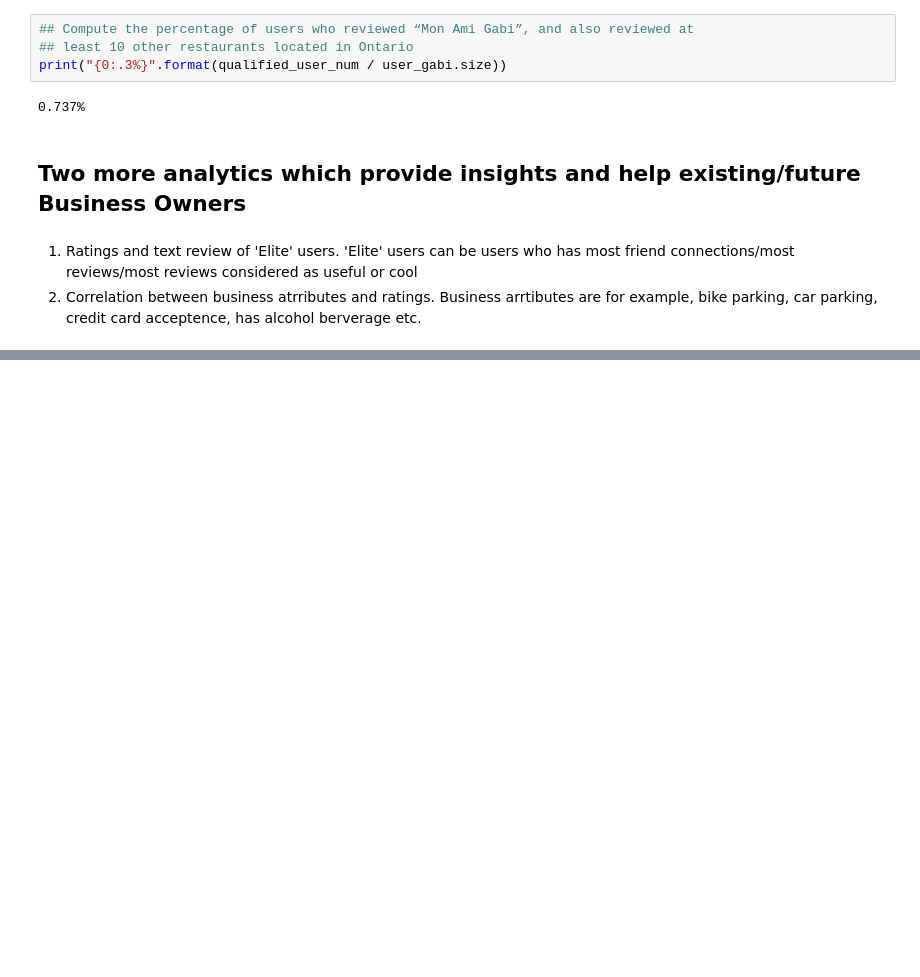
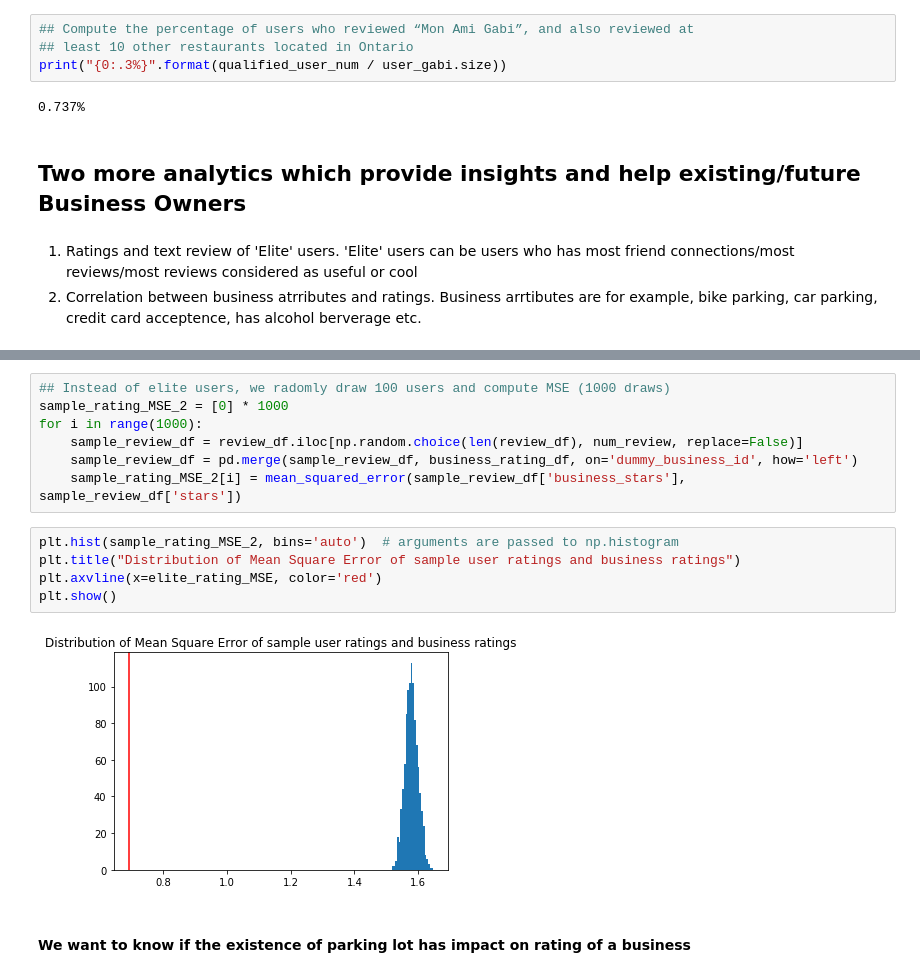
Before and after one commit to leonvking0/lift_data_challenge, a Jupyter notebook: Part_1.ipynb, the cells around one changed output, grey strips where cells are left out. Cells and saved outputs as stored; diff of their text form; blank space fills up the shorter version.

```diff
--- a/Part_1.ipynb
+++ b/Part_1.ipynb
@@ -307,0 +400,16 @@ print("{0:.3%}".format(qualified_user_num / user_gabi.size))
+# %%
+## Instead of elite users, we radomly draw 100 users and compute MSE (1000 draws)
+sample_rating_MSE_2 = [0] * 1000
+for i in range(1000):
+    sample_review_df = review_df.iloc[np.random.choice(len(review_df), num_review, replace=False)]
+    sample_review_df = pd.merge(sample_review_df, business_rating_df, on='dummy_business_id', how='left')
+    sample_rating_MSE_2[i] = mean_squared_error(sample_review_df['business_stars'], sample_review_df['stars'])
+# %%
+plt.hist(sample_rating_MSE_2, bins='auto')  # arguments are passed to np.histogram
+plt.title("Distribution of Mean Square Error of sample user ratings and business ratings")
+plt.axvline(x=elite_rating_MSE, color='red')
+plt.show()
+# %% [output]
+[figure, added]
+# %% [markdown]
+#### We want to know if the existence of parking lot has impact on rating of a business
```
Also changed, not shown: parts of 26 cells of this notebook, 1 other file.
